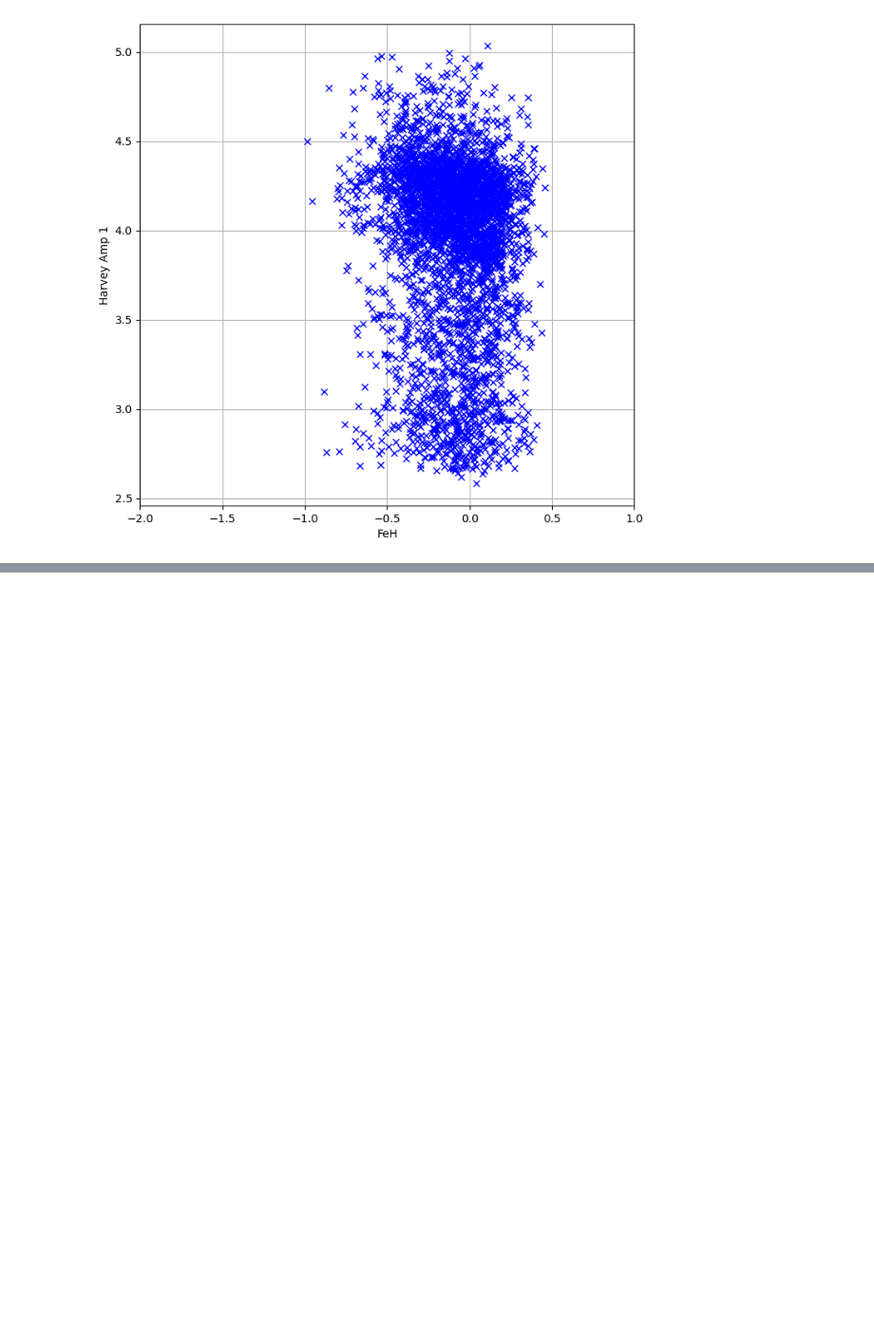
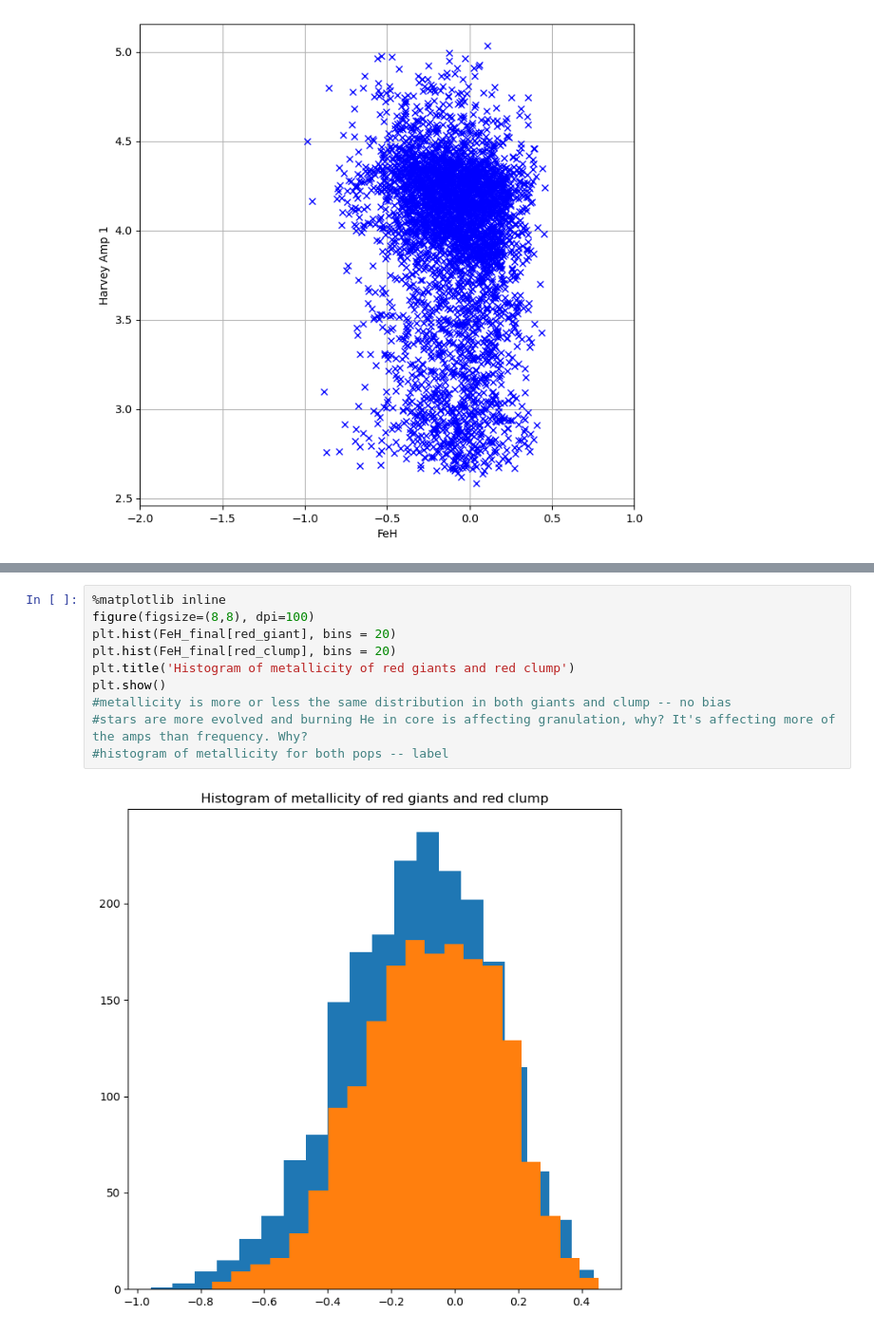
Before and after one commit to pollygecko/sharing-APOGEE_APOKASC, a Jupyter notebook: SSI APOGEE and APOKASC Stars.ipynb, the cells around one changed output, grey strips where cells are left out. Shown at 95% size. Saved outputs shown, nothing was run; the diff lists cells and outputs as text; blank space fills up the shorter version.

```diff
--- a/SSI APOGEE and APOKASC Stars.ipynb
+++ b/SSI APOGEE and APOKASC Stars.ipynb
@@ -507,0 +627,12 @@ plt.show()
+# %%
+%matplotlib inline
+figure(figsize=(8,8), dpi=100)
+plt.hist(FeH_final[red_giant], bins = 20)
+plt.hist(FeH_final[red_clump], bins = 20)
+plt.title('Histogram of metallicity of red giants and red clump')
+plt.show()
+#metallicity is more or less the same distribution in both giants and clump -- no bias
+#stars are more evolved and burning He in core is affecting granulation, why? It's affecting more of the amps than frequency. Why?
+#histogram of metallicity for both pops -- label
+# %% [output]
+[figure, added]
```
Also changed, not shown: parts of 17 cells of this notebook.
